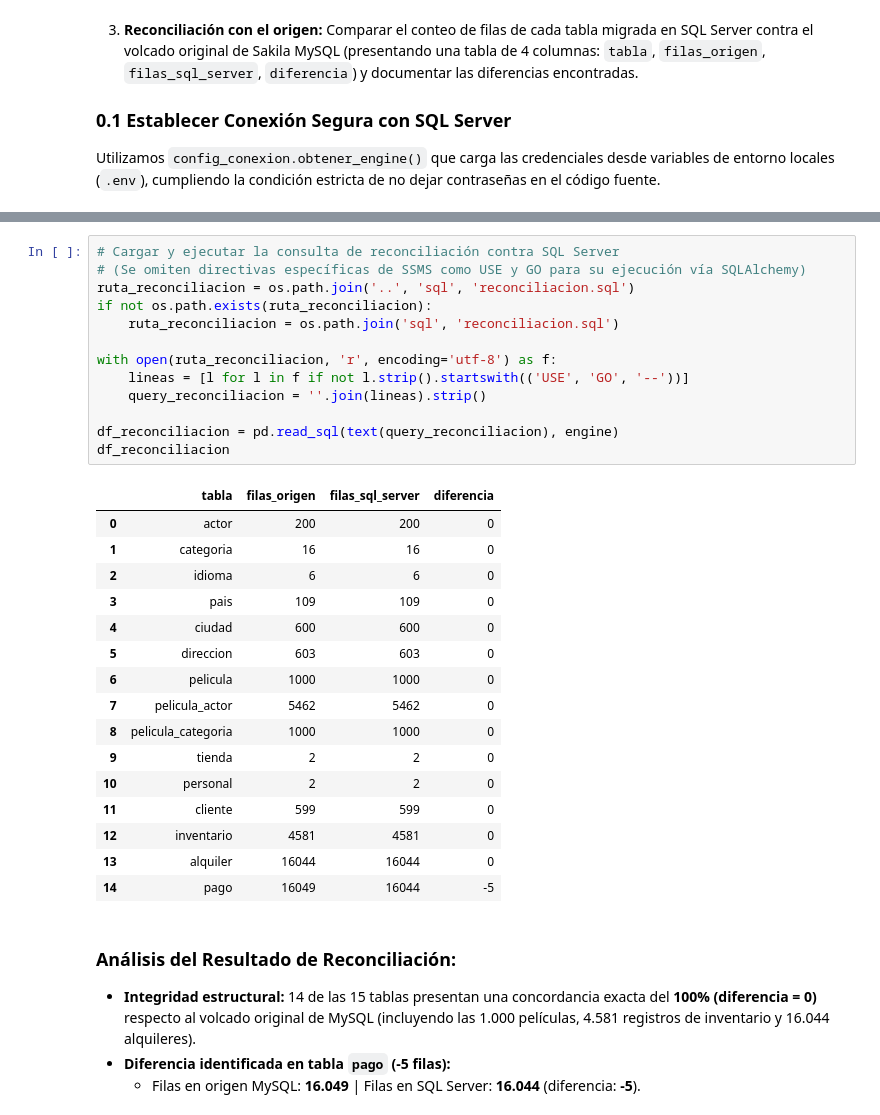
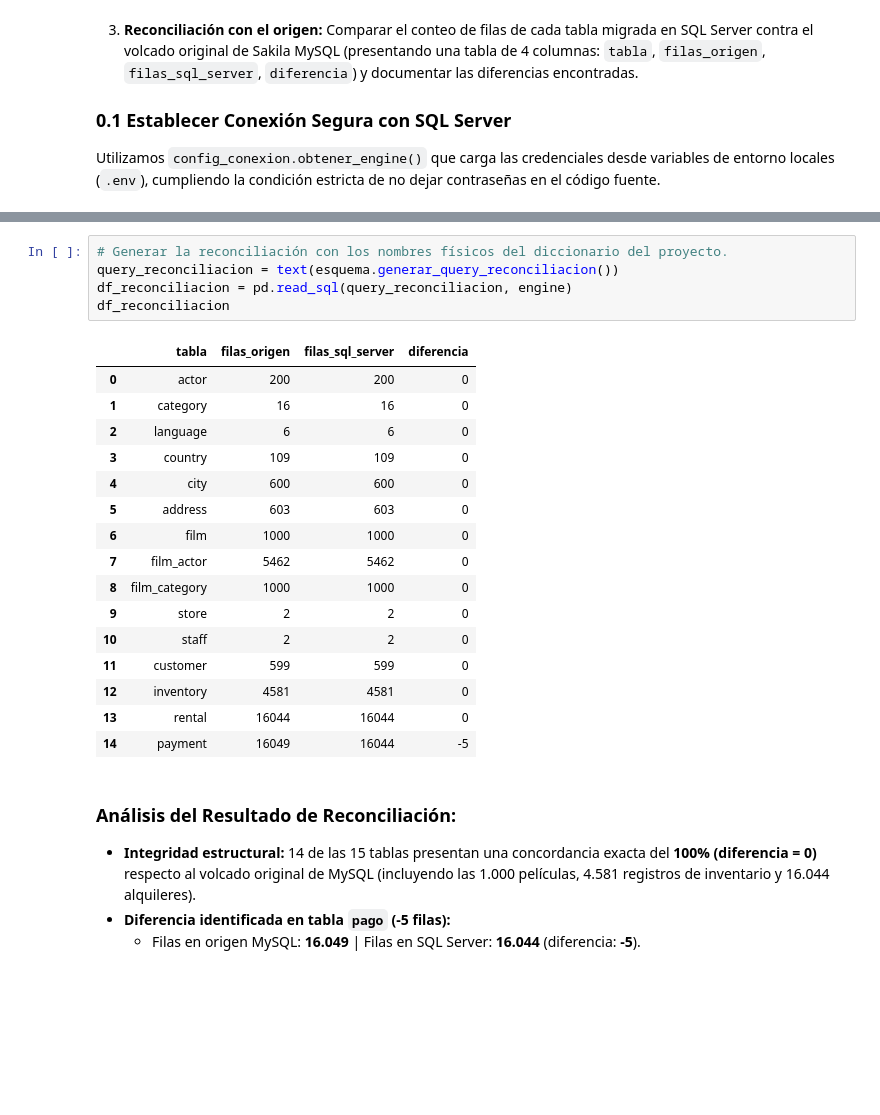
Before and after one commit to BUGn92/TP2SeminarioBD, a Jupyter notebook: notebooks/analisis.ipynb, the cells around one changed output, grey strips where cells are left out. Cells and saved outputs as stored; diff of their text form; blank space fills up the shorter version.

```diff
--- a/notebooks/analisis.ipynb
+++ b/notebooks/analisis.ipynb
@@ -39,34 +40,26 @@ config_conexion.probar_conexion()
 True
 # %%
-# Cargar y ejecutar la consulta de reconciliación contra SQL Server
-# (Se omiten directivas específicas de SSMS como USE y GO para su ejecución vía SQLAlchemy)
-ruta_reconciliacion = os.path.join('..', 'sql', 'reconciliacion.sql')
-if not os.path.exists(ruta_reconciliacion):
-    ruta_reconciliacion = os.path.join('sql', 'reconciliacion.sql')
-
-with open(ruta_reconciliacion, 'r', encoding='utf-8') as f:
-    lineas = [l for l in f if not l.strip().startswith(('USE', 'GO', '--'))]
-    query_reconciliacion = ''.join(lineas).strip()
-
-df_reconciliacion = pd.read_sql(text(query_reconciliacion), engine)
+# Generar la reconciliación con los nombres físicos del diccionario del proyecto.
+query_reconciliacion = text(esquema.generar_query_reconciliacion())
+df_reconciliacion = pd.read_sql(query_reconciliacion, engine)
 df_reconciliacion
 # %% [output]
 |  | tabla | filas_origen | filas_sql_server | diferencia |
 | 0 | actor | 200 | 200 | 0 |
-| 1 | categoria | 16 | 16 | 0 |
-| 2 | idioma | 6 | 6 | 0 |
-| 3 | pais | 109 | 109 | 0 |
-| 4 | ciudad | 600 | 600 | 0 |
-| 5 | direccion | 603 | 603 | 0 |
-| 6 | pelicula | 1000 | 1000 | 0 |
-| 7 | pelicula_actor | 5462 | 5462 | 0 |
-| 8 | pelicula_categoria | 1000 | 1000 | 0 |
-| 9 | tienda | 2 | 2 | 0 |
-| 10 | personal | 2 | 2 | 0 |
-| 11 | cliente | 599 | 599 | 0 |
-| 12 | inventario | 4581 | 4581 | 0 |
-| 13 | alquiler | 16044 | 16044 | 0 |
-| 14 | pago | 16049 | 16044 | -5 |
+| 1 | category | 16 | 16 | 0 |
+| 2 | language | 6 | 6 | 0 |
+| 3 | country | 109 | 109 | 0 |
+| 4 | city | 600 | 600 | 0 |
+| 5 | address | 603 | 603 | 0 |
+| 6 | film | 1000 | 1000 | 0 |
+| 7 | film_actor | 5462 | 5462 | 0 |
+| 8 | film_category | 1000 | 1000 | 0 |
+| 9 | store | 2 | 2 | 0 |
+| 10 | staff | 2 | 2 | 0 |
+| 11 | customer | 599 | 599 | 0 |
+| 12 | inventory | 4581 | 4581 | 0 |
+| 13 | rental | 16044 | 16044 | 0 |
+| 14 | payment | 16049 | 16044 | -5 |
 # %% [markdown]
 ### Análisis del Resultado de Reconciliación:
 * **Integridad estructural:** 14 de las 15 tablas presentan una concordancia exacta del **100% (diferencia = 0)** respecto al volcado original de MySQL (incluyendo las 1.000 películas, 4.581 registros de inventario y 16.044 alquileres).
```
Also changed, not shown: parts of 6 cells of this notebook, 6 other files.
